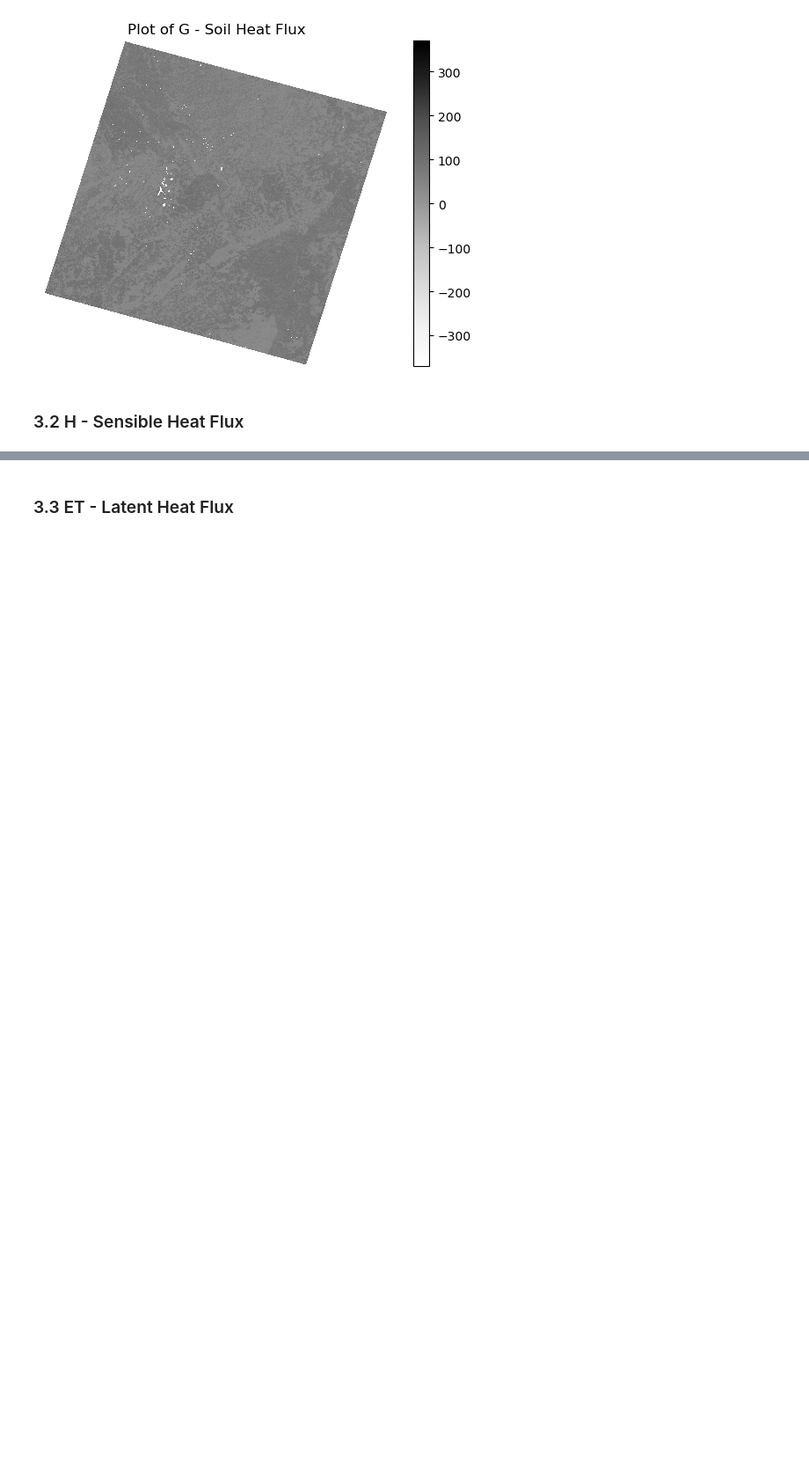
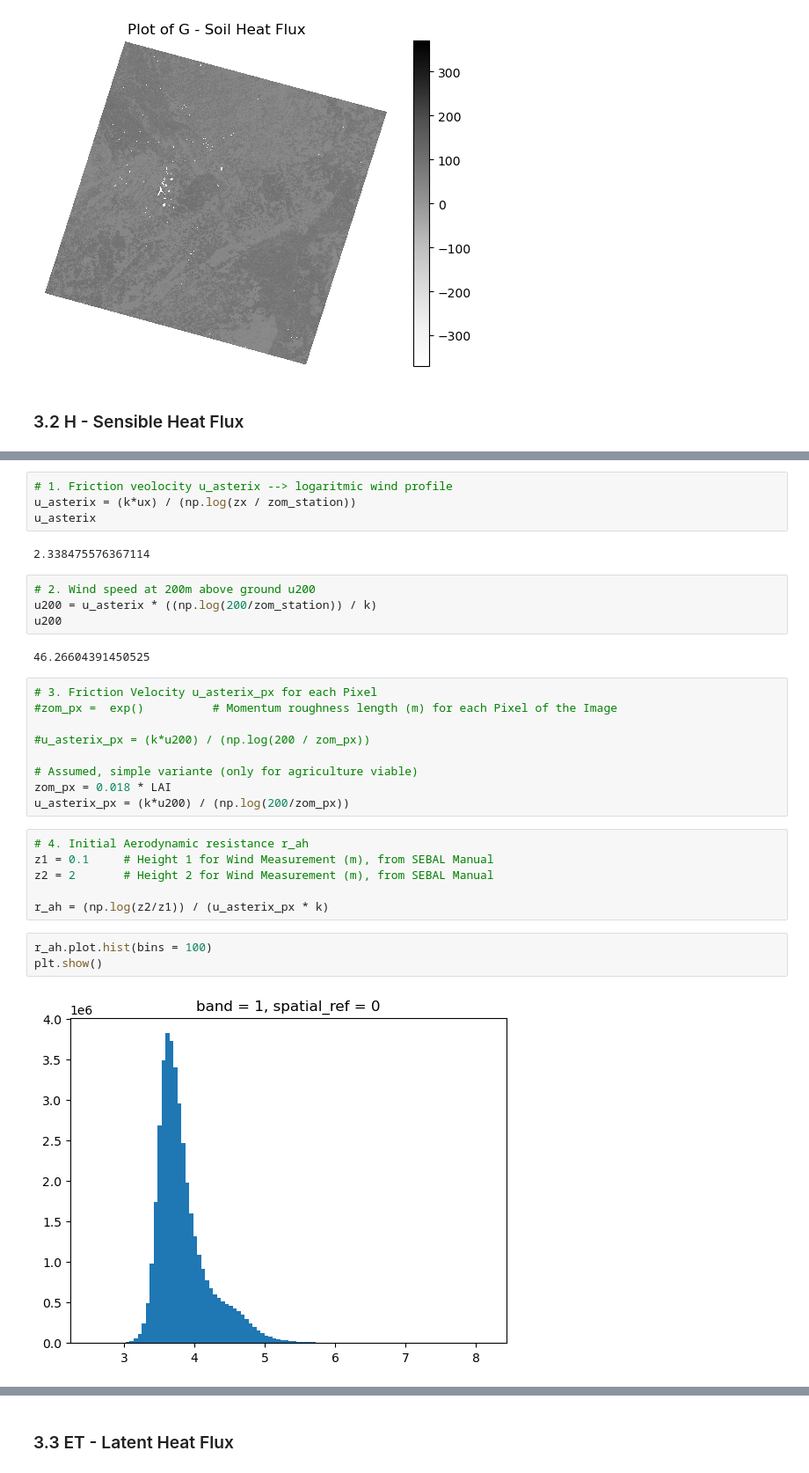
Before and after one commit to nicolast911/ET_master_project, a Jupyter notebook: scripts/SEBAL_Model.ipynb, the cells around one changed output, grey strips where cells are left out. Shown at 88% size. Cells and saved outputs as stored; diff of their text form; blank space fills up the shorter version.

```diff
--- a/scripts/SEBAL_Model.ipynb
+++ b/scripts/SEBAL_Model.ipynb
@@ -429,0 +448,32 @@ plt.show()
+# %%
+# 1. Friction veolocity u_asterix --> logaritmic wind profile
+u_asterix = (k*ux) / (np.log(zx / zom_station))
+u_asterix
+# %% [output]
+2.338475576367114
+# %%
+# 2. Wind speed at 200m above ground u200
+u200 = u_asterix * ((np.log(200/zom_station)) / k)
+u200
+# %% [output]
+46.26604391450525
+# %%
+# 3. Friction Velocity u_asterix_px for each Pixel
+#zom_px =  exp()          # Momentum roughness length (m) for each Pixel of the Image
+
+#u_asterix_px = (k*u200) / (np.log(200 / zom_px))
+
+# Assumed, simple variante (only for agriculture viable)
+zom_px = 0.018 * LAI
+u_asterix_px = (k*u200) / (np.log(200/zom_px))
+# %%
+# 4. Initial Aerodynamic resistance r_ah
+z1 = 0.1     # Height 1 for Wind Measurement (m), from SEBAL Manual
+z2 = 2       # Height 2 for Wind Measurement (m), from SEBAL Manual
+
+r_ah = (np.log(z2/z1)) / (u_asterix_px * k)
+# %%
+r_ah.plot.hist(bins = 100)
+plt.show()
+# %% [output]
+[figure, added]
```
Also changed, not shown: parts of 12 cells of this notebook, 1 other file.
